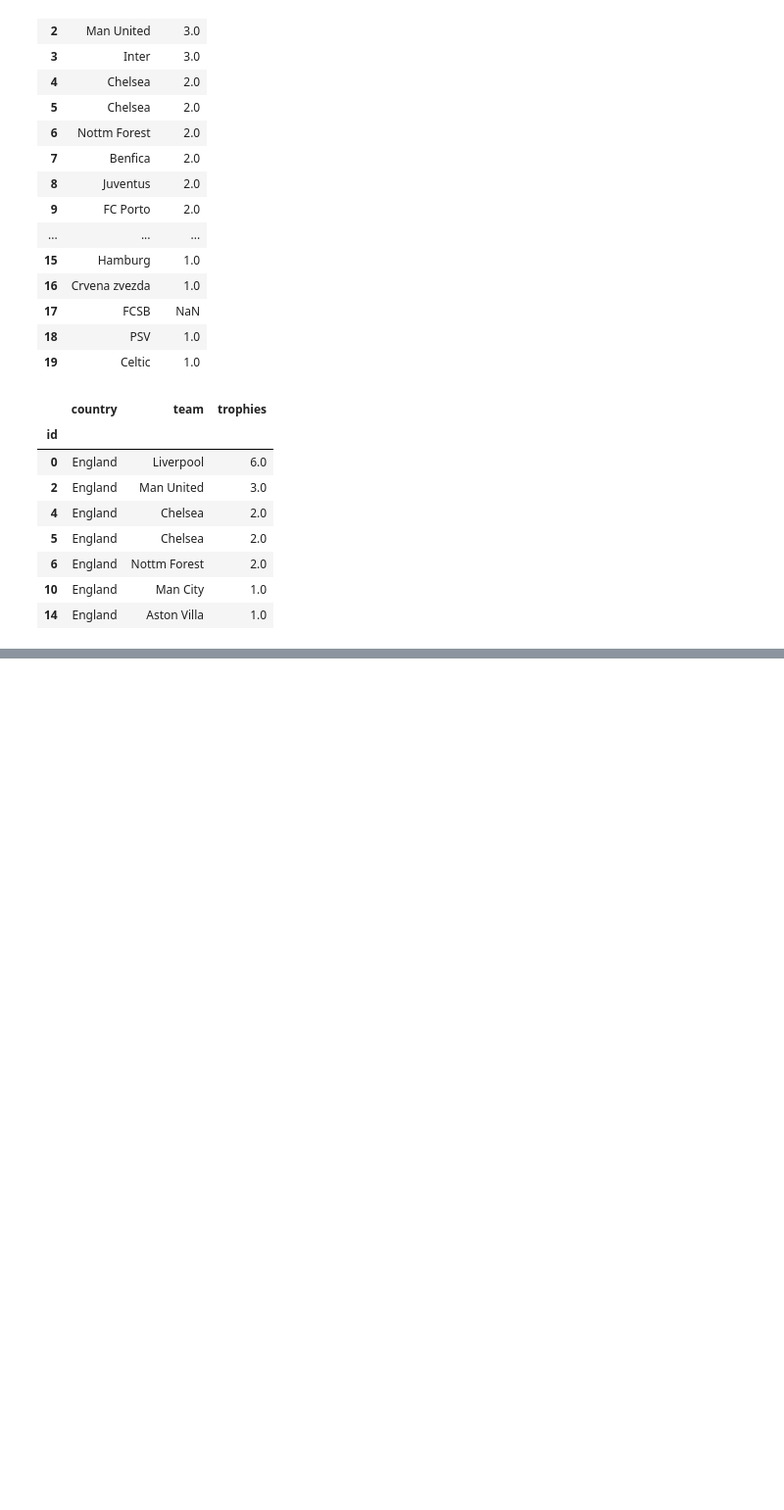
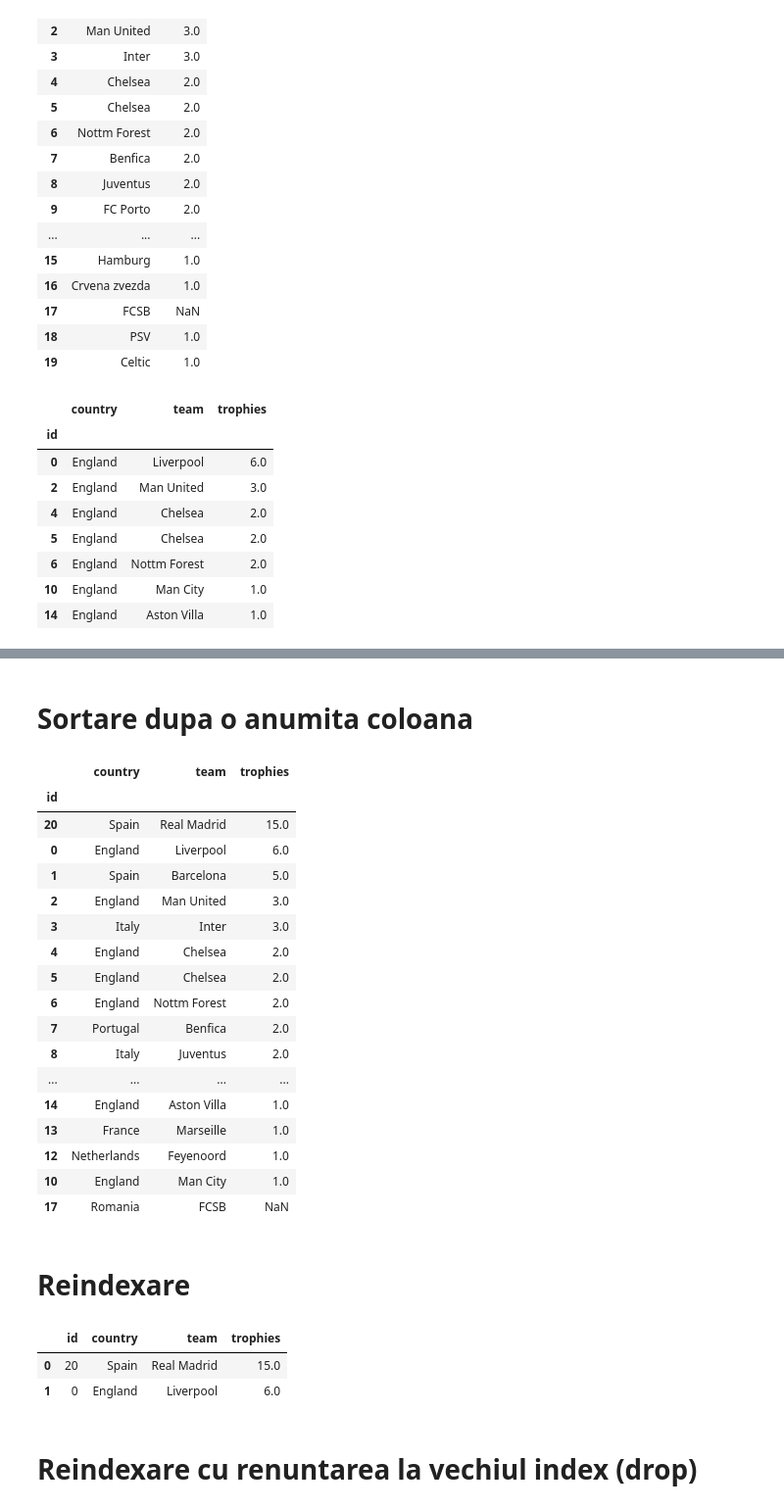
Before and after one commit to sojog/Data-Analysis-and-Processing-using-Python-Link-2026, a Jupyter notebook: Curs4/01.champions_league.ipynb, the cells around one changed output, grey strips where cells are left out. Shown at 98% size. Drawn from its saved outputs; the diff is of its cells as text; code cells hidden in the pictures; blank space fills up the shorter version.

```diff
--- a/Curs4/01.champions_league.ipynb
+++ b/Curs4/01.champions_league.ipynb
@@ -116,0 +266,34 @@ df[df["country"] == "England"]
+# %% [markdown]
+# Sortare dupa o anumita coloana
+# %%
+df = df.sort_values("trophies", ascending=False) # creaza un nou dataframe
+df
+# %% [output]
+|  | country | team | trophies |
+| id |  |  |  |
+| 20 | Spain | Real Madrid | 15.0 |
+| 0 | England | Liverpool | 6.0 |
+| 1 | Spain | Barcelona | 5.0 |
+| 2 | England | Man United | 3.0 |
+| 3 | Italy | Inter | 3.0 |
+| 4 | England | Chelsea | 2.0 |
+| 5 | England | Chelsea | 2.0 |
+| 6 | England | Nottm Forest | 2.0 |
+| 7 | Portugal | Benfica | 2.0 |
+| 8 | Italy | Juventus | 2.0 |
+| ... | ... | ... | ... |
+| 14 | England | Aston Villa | 1.0 |
+| 13 | France | Marseille | 1.0 |
+| 12 | Netherlands | Feyenoord | 1.0 |
+| 10 | England | Man City | 1.0 |
+| 17 | Romania | FCSB | NaN |
+# %% [markdown]
+# Reindexare
+# %%
+df.reset_index().head(2)
+# %% [output]
+|  | id | country | team | trophies |
+| 0 | 20 | Spain | Real Madrid | 15.0 |
+| 1 | 0 | England | Liverpool | 6.0 |
+# %% [markdown]
+# Reindexare cu renuntarea la vechiul index (drop)
```
Also changed, not shown: parts of 35 cells of this notebook, 1 other file.
